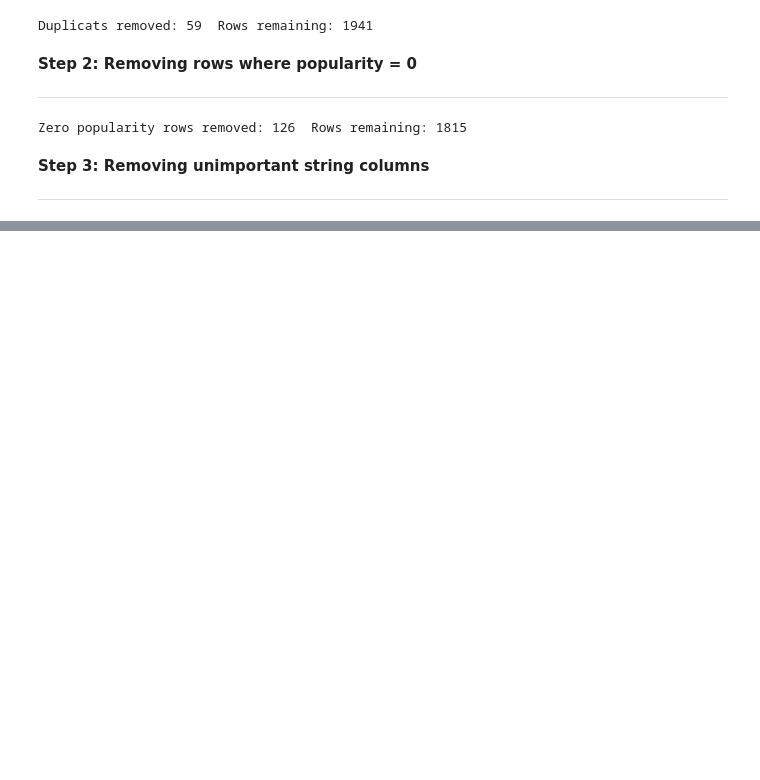
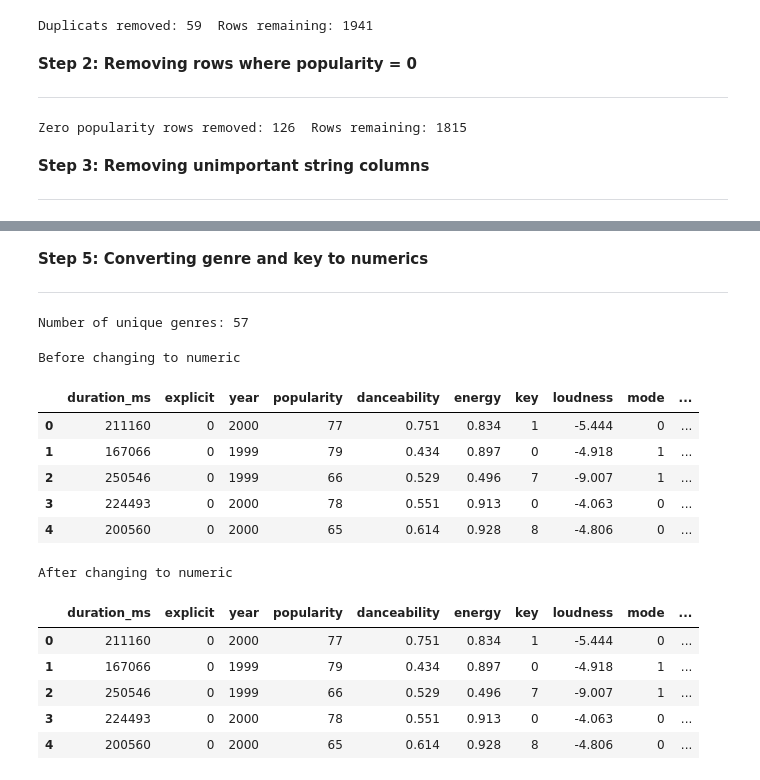
Before and after one commit to Hoover328/Data-Analytics-CA2-Music-Project, a Jupyter notebook: Notebook Files/MusicProject.ipynb, the cells around one changed output, grey strips where cells are left out. Saved outputs shown, nothing was run; the diff lists cells and outputs as text; code cells hidden in the pictures; blank space fills up the shorter version.

Commit message:
Completed Phase 3, ready to begin Phase 4: Modeling

```diff
--- a/Notebook Files/MusicProject.ipynb
+++ b/Notebook Files/MusicProject.ipynb
@@ -429,3 +453,20 @@ Zero popularity rows removed: 126  Rows remaining: 1815
 
 
 ---
+# %%
+#Dropping artist and song columns as they are not needed for our model
+
+columnnsToDrop = ['artist', 'song']
+columnsDropped = removingDuplicates.copy()
+
+beforeDrop = columnsDropped.shape[1]
+
+for column in columnnsToDrop:
+  if column in columnsDropped.columns:
+    columnsDropped.drop(columns=column, inplace=True)
+
+afterDrop = columnsDropped.shape[1]
+amountDropped = beforeDrop - afterDrop
+
+
+print("Columns dropped:", amountDropped, " Columns Remaining:", afterDrop)
@@ -431,0 +480,10 @@ Zero popularity rows removed: 126  Rows remaining: 1815
+# %%
+#Converting exlicit from boolean to int, so all values can be numeric
+
+explicitConverted = columnsDropped.copy()
+explicitConverted['explicit'] = explicitConverted['explicit'].astype(int)
+
+
+display(explicitConverted.iloc[4:8])
+
+print("Changes can be seen on the explicit row here, as values are now 1 and 0")
@@ -431,0 +497,45 @@ Zero popularity rows removed: 126  Rows remaining: 1815
+# %% [markdown]
+**Step 5: Converting genre and key to numerics**
+
+
+---
+# %%
+#We must also convert genre and key to numerics, so all values can be numeric for our model
+#first, lets count how many unique genres are in our dataset
+uniqueGenreCount = explicitConverted['genre'].nunique()
+print("Number of unique genres:", uniqueGenreCount)
+# %% [output]
+Number of unique genres: 57
+# %%
+#Now knowing this, we need to iterate through each genre and assign
+#it a number from 0 - 56, to remove its string name.
+#We will use a dictonary and a map to do this
+
+genreNumeric = explicitConverted.copy()
+sortedGenres = sorted(genreNumeric['genre'].unique())
+
+genreToNumeric = {}
+for i, genre in enumerate(sortedGenres):
+  genreToNumeric[genre] = i
+
+genreNumeric['genre'] = genreNumeric['genre'].map(genreToNumeric)
+
+print("Before changing to numeric")
+display(explicitConverted.head())
+print("After changing to numeric")
+display(genreNumeric.head())
+# %% [output]
+Before changing to numeric
+|  | duration_ms | explicit | year | popularity | danceability | energy | key | loudness | mode | ... |
+| 0 | 211160 | 0 | 2000 | 77 | 0.751 | 0.834 | 1 | -5.444 | 0 | ... |
+| 1 | 167066 | 0 | 1999 | 79 | 0.434 | 0.897 | 0 | -4.918 | 1 | ... |
+| 2 | 250546 | 0 | 1999 | 66 | 0.529 | 0.496 | 7 | -9.007 | 1 | ... |
+| 3 | 224493 | 0 | 2000 | 78 | 0.551 | 0.913 | 0 | -4.063 | 0 | ... |
+| 4 | 200560 | 0 | 2000 | 65 | 0.614 | 0.928 | 8 | -4.806 | 0 | ... |
+After changing to numeric
+|  | duration_ms | explicit | year | popularity | danceability | energy | key | loudness | mode | ... |
+| 0 | 211160 | 0 | 2000 | 77 | 0.751 | 0.834 | 1 | -5.444 | 0 | ... |
+| 1 | 167066 | 0 | 1999 | 79 | 0.434 | 0.897 | 0 | -4.918 | 1 | ... |
+| 2 | 250546 | 0 | 1999 | 66 | 0.529 | 0.496 | 7 | -9.007 | 1 | ... |
+| 3 | 224493 | 0 | 2000 | 78 | 0.551 | 0.913 | 0 | -4.063 | 0 | ... |
+| 4 | 200560 | 0 | 2000 | 65 | 0.614 | 0.928 | 8 | -4.806 | 0 | ... |
```
Also changed, not shown: parts of 21 cells of this notebook.
